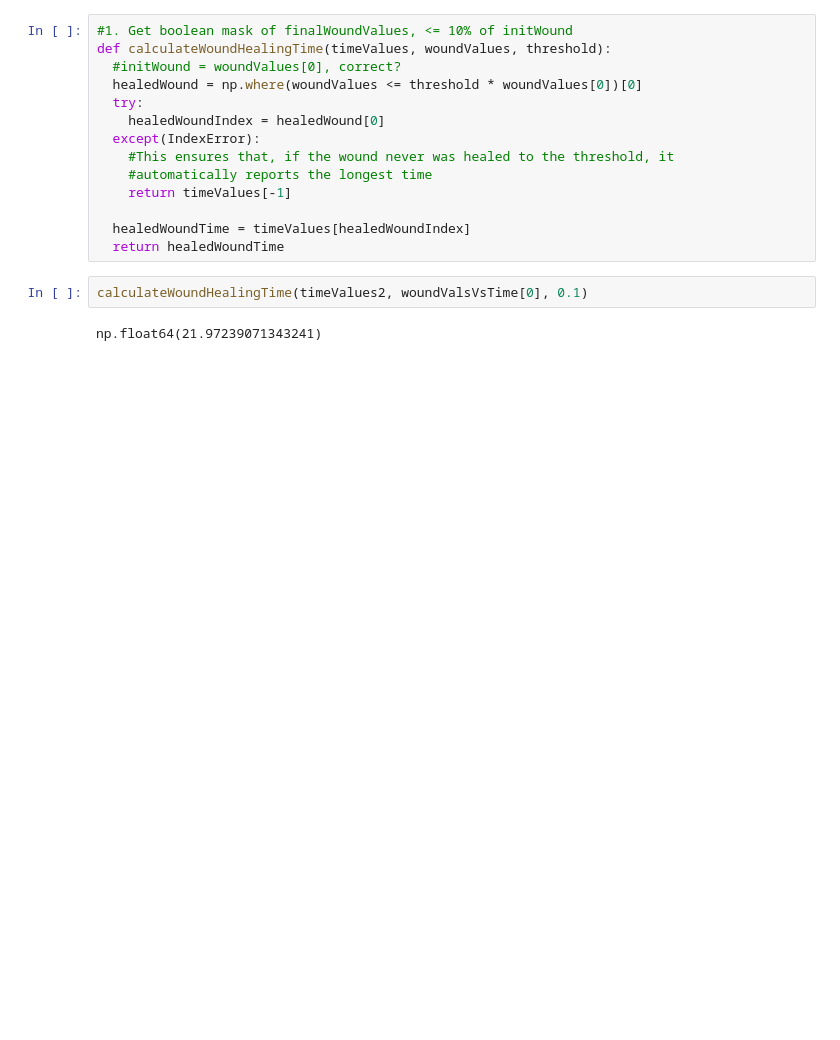
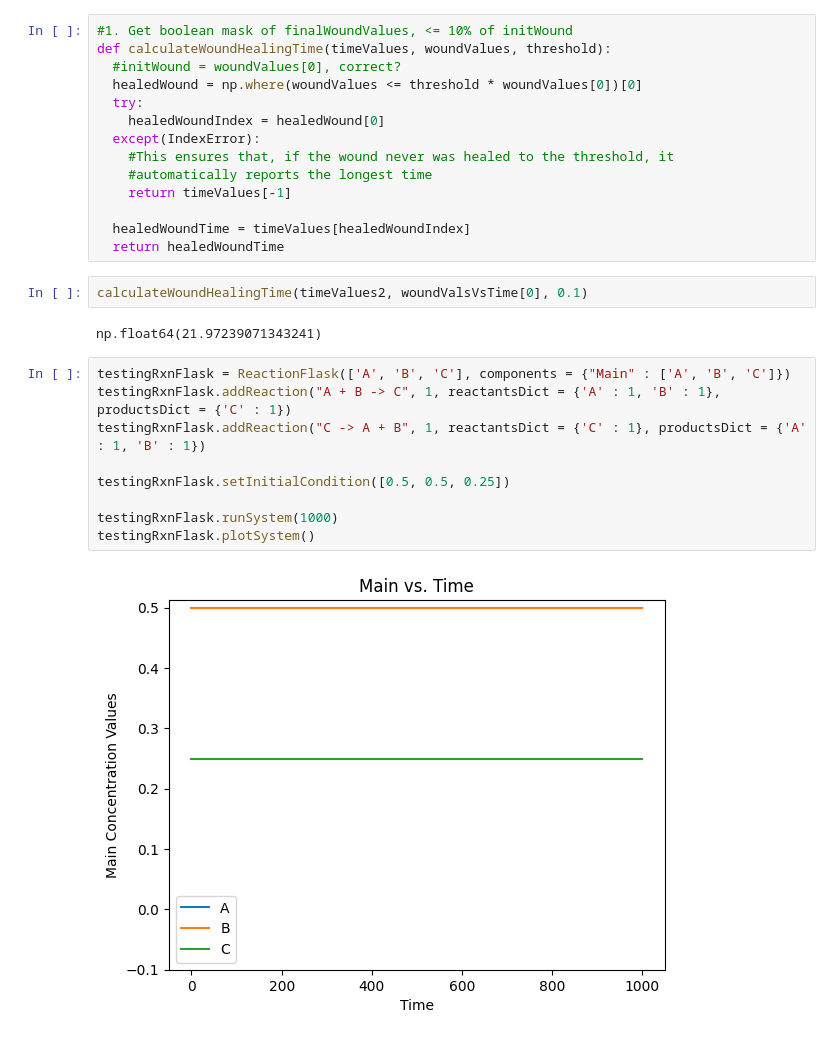
Before and after one commit to chaynes2019/Sushi-Train-Trouble, a Jupyter notebook: Figure3WoundHealingTimevsInducedMuscleWasting.ipynb, the cells around one changed output. Cells and saved outputs as stored; diff of their text form; blank space fills up the shorter version.

```diff
--- a/Figure3WoundHealingTimevsInducedMuscleWasting.ipynb
+++ b/Figure3WoundHealingTimevsInducedMuscleWasting.ipynb
@@ -346,3 +366,14 @@ def calculateWoundHealingTime(timeValues, woundValues, threshold):
 calculateWoundHealingTime(timeValues2, woundValsVsTime[0], 0.1)
 # %% [output]
 np.float64(21.97239071343241)
+# %%
+testingRxnFlask = ReactionFlask(['A', 'B', 'C'], components = {"Main" : ['A', 'B', 'C']})
+testingRxnFlask.addReaction("A + B -> C", 1, reactantsDict = {'A' : 1, 'B' : 1}, productsDict = {'C' : 1})
+testingRxnFlask.addReaction("C -> A + B", 1, reactantsDict = {'C' : 1}, productsDict = {'A' : 1, 'B' : 1})
+
+testingRxnFlask.setInitialCondition([0.5, 0.5, 0.25])
+
+testingRxnFlask.runSystem(1000)
+testingRxnFlask.plotSystem()
+# %% [output]
+[figure, added]
```
Also changed, not shown: parts of 1 cell of this notebook, 4 other files.
